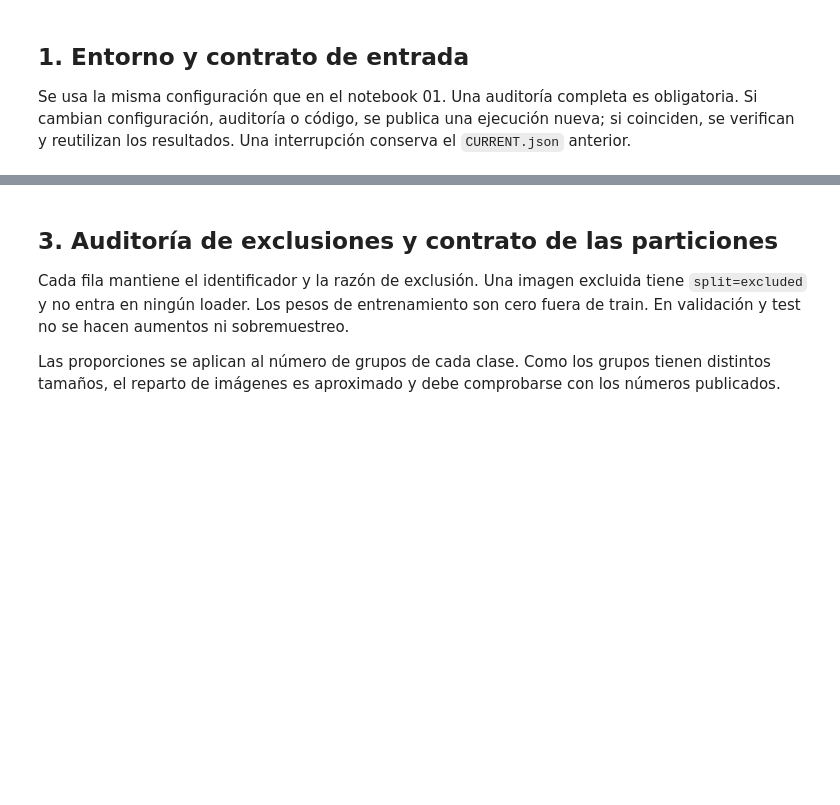
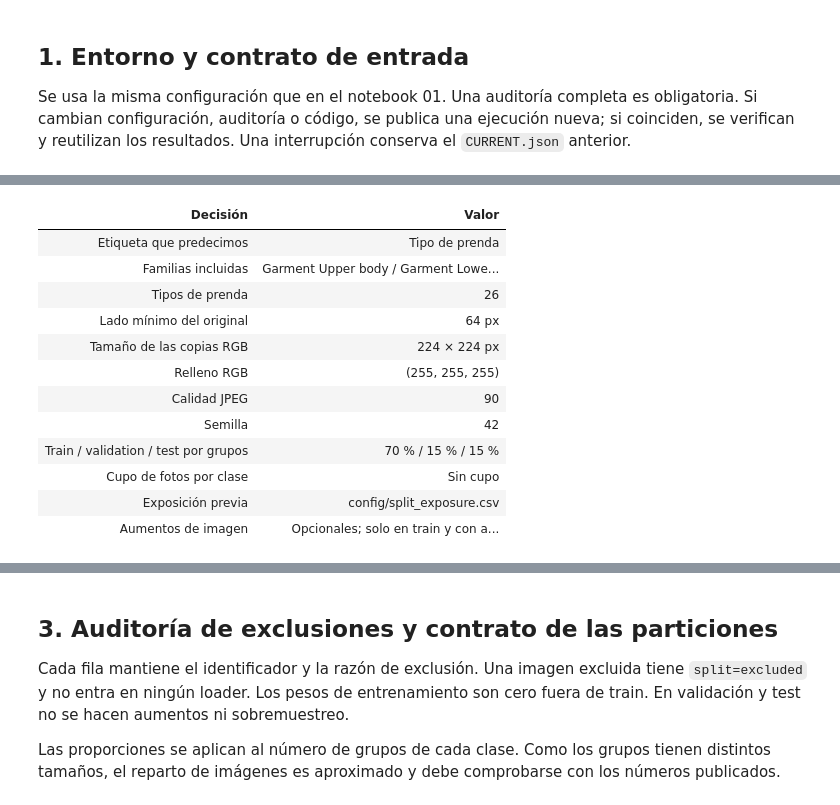
Before and after one commit to ML-ENI/fashion-vision-dl, a Jupyter notebook: notebooks/02_data_preparation.ipynb, the cells around one changed output, grey strips where cells are left out. Cells and saved outputs as stored; diff of their text form; code cells hidden in the pictures; blank space fills up the shorter version.

```diff
--- a/notebooks/02_data_preparation.ipynb
+++ b/notebooks/02_data_preparation.ipynb
@@ -47,7 +49,36 @@ display(Markdown(f"**Proyecto:** `{ROOT.name}` · **Python:** {platform.python_v
 # %%
 from audit_images import read_audit
 from prepare_local import prepare, verify_run
 from data_contract import sha256
 audit_run, audit, audit_summary = read_audit()
-display(pd.Series(config, name='Configuración de esta ejecución').to_frame())
+train_fraction = 1-config['val_size']-config['test_size']
+configuration_table = pd.DataFrame([
+    ('Etiqueta que predecimos', config['target']),
+    ('Familias incluidas', ' / '.join(config['include_product_groups'])),
+    ('Tipos de prenda', len(config['include_classes'])),
+    ('Lado mínimo del original', f"{config['min_side']} px"),
+    ('Tamaño de las copias RGB', f"{config['image_size']} × {config['image_size']} px"),
+    ('Relleno RGB', str(tuple(config['padding_rgb']))),
+    ('Calidad JPEG', config['jpeg_quality']),
+    ('Semilla', config['seed']),
+    ('Train / validation / test por grupos', f"{es(100*train_fraction)} % / {es(100*config['val_size'])} % / {es(100*config['test_size'])} %"),
+    ('Cupo de fotos por clase', 'Sin cupo'),
+    ('Exposición previa', config['split_exposure_path']),
+    ('Aumentos de imagen', 'Opcionales; solo en train y con activación explícita'),
+], columns=['Decisión', 'Valor'])
+display(styled(configuration_table))
+# %% [output]
+| Decisión | Valor |
+| Etiqueta que predecimos | Tipo de prenda |
+| Familias incluidas | Garment Upper body / Garment Lowe... |
+| Tipos de prenda | 26 |
+| Lado mínimo del original | 64 px |
+| Tamaño de las copias RGB | 224 × 224 px |
+| Relleno RGB | (255, 255, 255) |
+| Calidad JPEG | 90 |
+| Semilla | 42 |
+| Train / validation / test por grupos | 70 % / 15 % / 15 % |
+| Cupo de fotos por clase | Sin cupo |
+| Exposición previa | config/split_exposure.csv |
+| Aumentos de imagen | Opcionales; solo en train y con a... |
 # %% [markdown]
```
Also changed, not shown: parts of 17 cells of this notebook, 15 other files.
